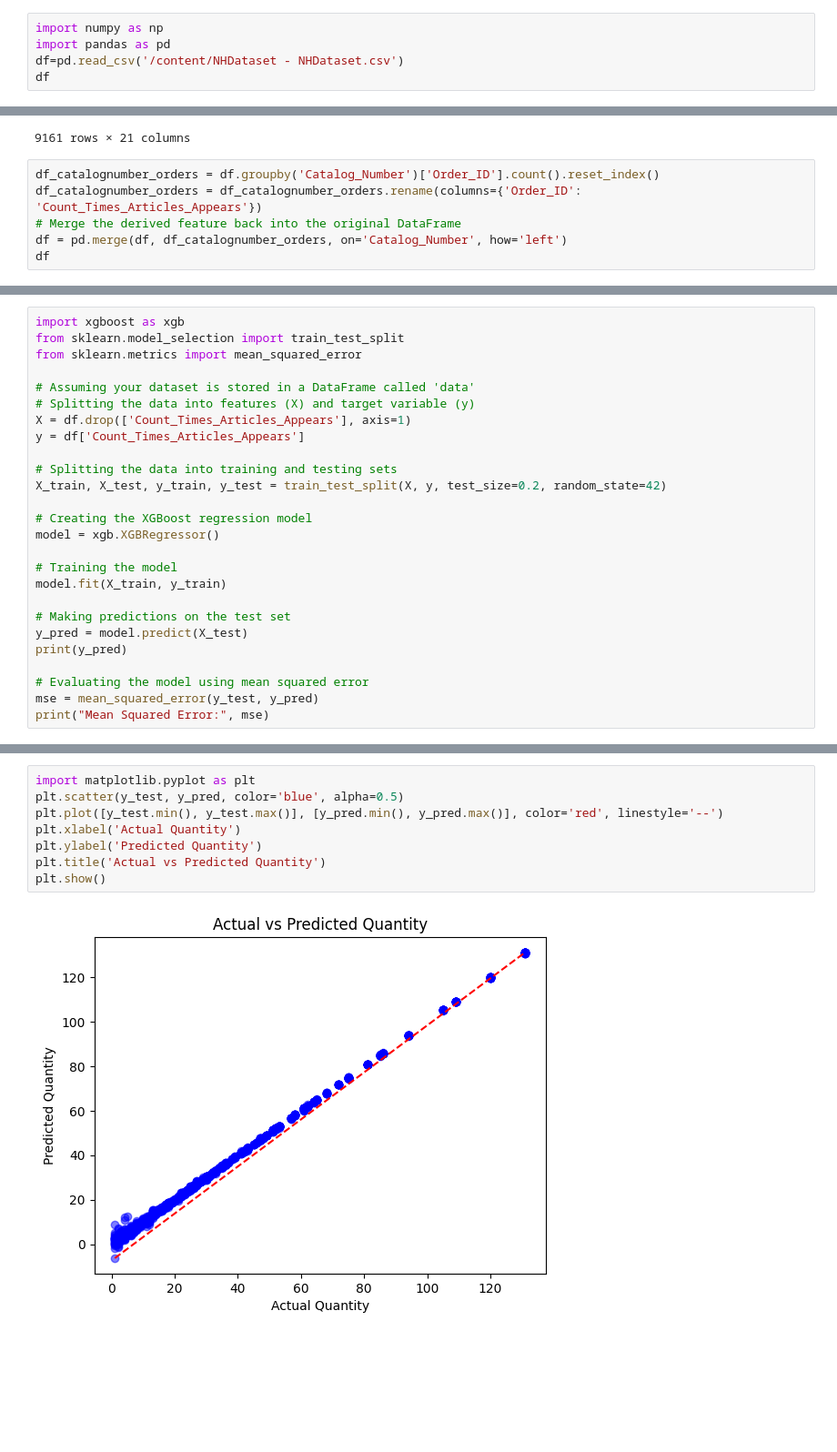
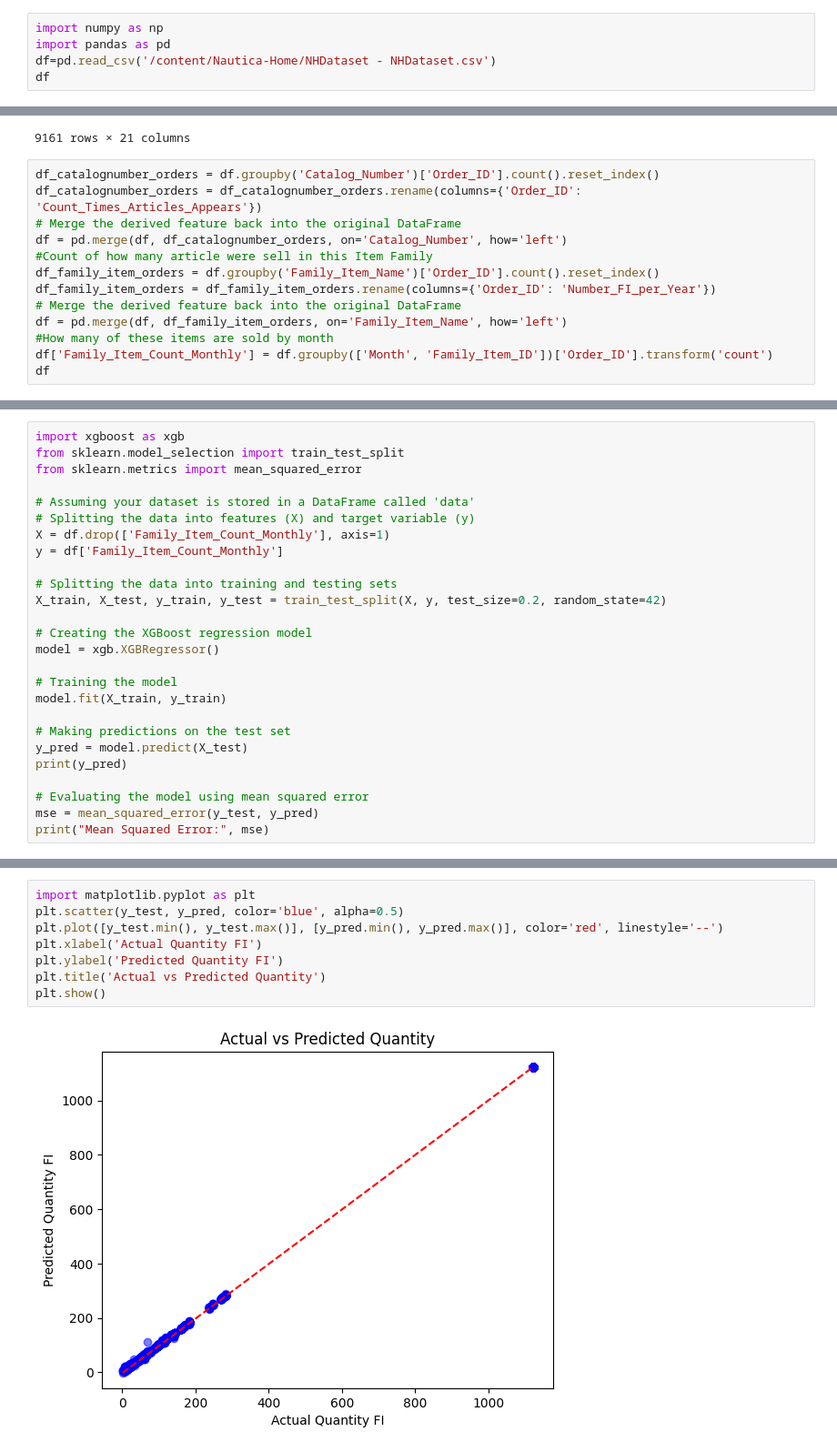
Before and after one commit to Nlasry1996/Nautica-Home, a Jupyter notebook: Labelencoder_data.ipynb, the cells around one changed output, grey strips where cells are left out. Shown at 91% size. Cells and saved outputs as stored; diff of their text form; blank space fills up the shorter version.

```diff
--- a/Labelencoder_data.ipynb
+++ b/Labelencoder_data.ipynb
@@ -3,7 +7,7 @@
 # %%
 import numpy as np
 import pandas as pd
-df=pd.read_csv('/content/NHDataset - NHDataset.csv')
+df=pd.read_csv('/content/Nautica-Home/NHDataset - NHDataset.csv')
 df
 # %% [output]
 |  | Order_Date | Customer_ID | Order_ID | Quantity | City | District | Catalog_Number | Hebrew_Description | ... |
@@ -92,6 +96,13 @@ df_catalognumber_orders = df.groupby('Catalog_Number')['Order_ID'].count().reset
 df_catalognumber_orders = df_catalognumber_orders.rename(columns={'Order_ID': 'Count_Times_Articles_Appears'})
 # Merge the derived feature back into the original DataFrame
 df = pd.merge(df, df_catalognumber_orders, on='Catalog_Number', how='left')
+#Count of how many article were sell in this Item Family
+df_family_item_orders = df.groupby('Family_Item_Name')['Order_ID'].count().reset_index()
+df_family_item_orders = df_family_item_orders.rename(columns={'Order_ID': 'Number_FI_per_Year'})
+# Merge the derived feature back into the original DataFrame
+df = pd.merge(df, df_family_item_orders, on='Family_Item_Name', how='left')
+#How many of these items are sold by month
+df['Family_Item_Count_Monthly'] = df.groupby(['Month', 'Family_Item_ID'])['Order_ID'].transform('count')
 df
 # %% [output]
 |  | Customer_ID | Order_ID | Quantity | City | District | Catalog_Number | Hebrew_Description | ... |
@@ -225,8 +165,8 @@ from sklearn.metrics import mean_squared_error
 
 # Assuming your dataset is stored in a DataFrame called 'data'
 # Splitting the data into features (X) and target variable (y)
-X = df.drop(['Count_Times_Articles_Appears'], axis=1)
-y = df['Count_Times_Articles_Appears']
+X = df.drop(['Family_Item_Count_Monthly'], axis=1)
+y = df['Family_Item_Count_Monthly']
 
 # Splitting the data into training and testing sets
 X_train, X_test, y_train, y_test = train_test_split(X, y, test_size=0.2, random_state=42)
@@ -267,10 +227,10 @@ df_pred
 # %%
 import matplotlib.pyplot as plt
 plt.scatter(y_test, y_pred, color='blue', alpha=0.5)
 plt.plot([y_test.min(), y_test.max()], [y_pred.min(), y_pred.max()], color='red', linestyle='--')
-plt.xlabel('Actual Quantity')
-plt.ylabel('Predicted Quantity')
+plt.xlabel('Actual Quantity FI')
+plt.ylabel('Predicted Quantity FI')
 plt.title('Actual vs Predicted Quantity')
 plt.show()
 # %% [output]
-[figure, old version]
+[figure, new version]
```
Also changed, not shown: parts of 10 cells of this notebook.
